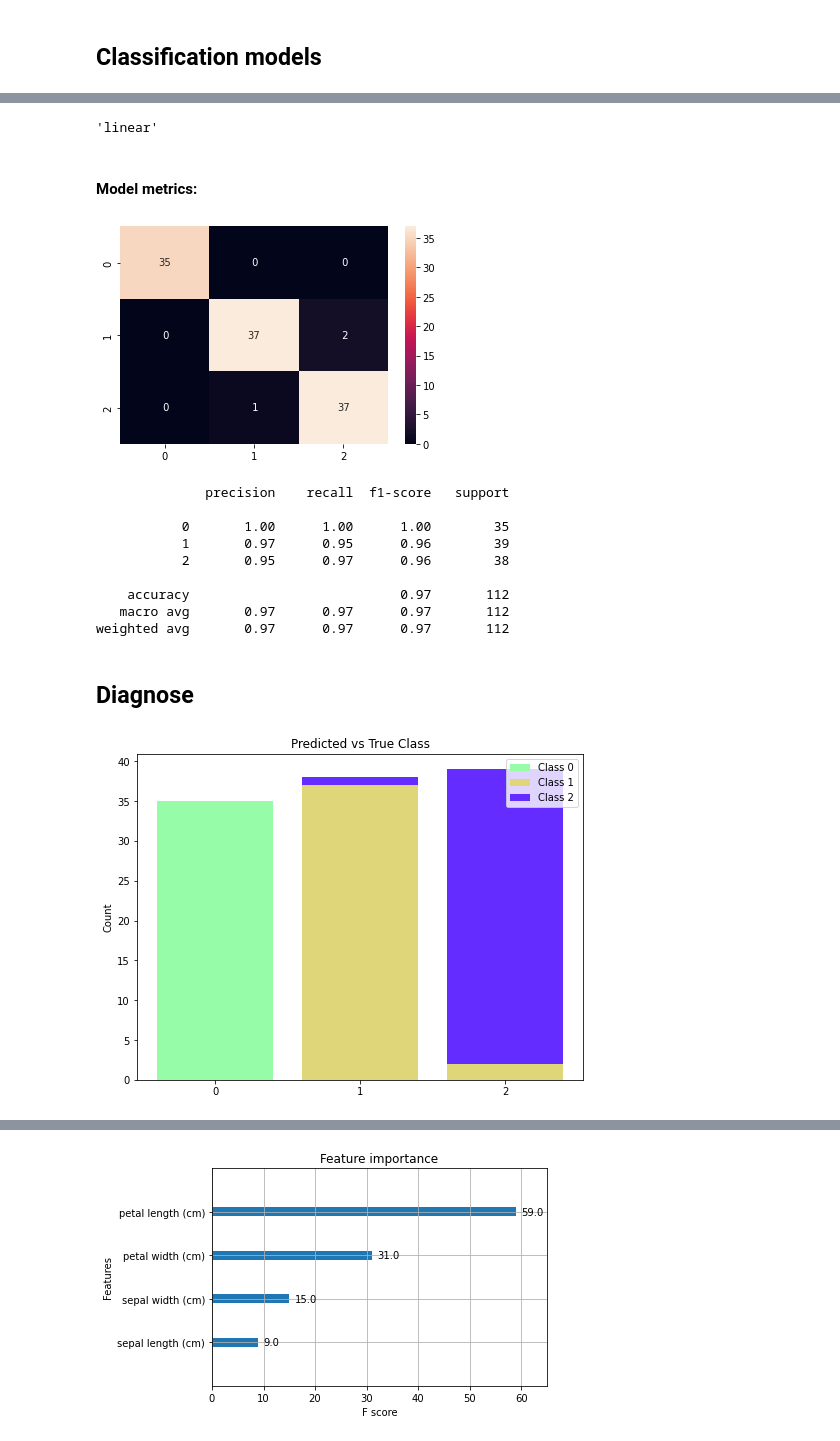
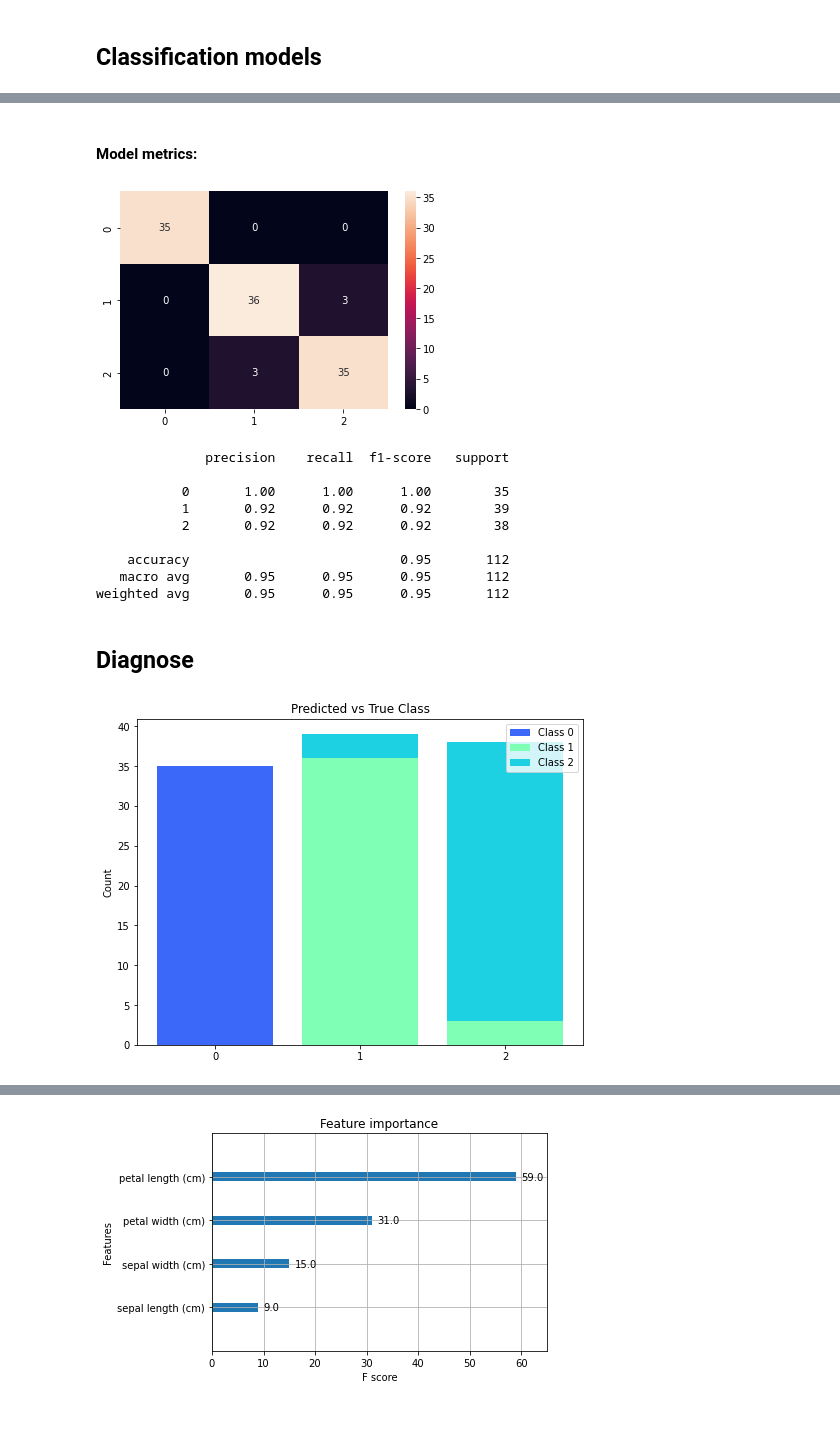
Before and after one commit to marcosalvalaggio/edamame, a Jupyter notebook: examples/classification/multilabel.ipynb, the cells around one changed output, grey strips where cells are left out. Saved outputs shown, nothing was run; the diff lists cells and outputs as text; code cells hidden in the pictures.

```diff
--- a/examples/classification/multilabel.ipynb
+++ b/examples/classification/multilabel.ipynb
@@ -125,30 +123,27 @@ KeyError: 'gaussian_nb'
 # %%
-svm_upload = eda.load_model(path='svm.pkl')
-svm_upload.kernel
+nb_upload = eda.load_model(path='gaussian_nb.pkl')
-# %% [output]
-'linear'
 # %%
-classifier_metrics(svm_upload, X=X_train_s, y=y_train)
+classifier_metrics(nb_upload, X=X_train_s, y=y_train, cm=True)
 # %% [output]
 #### Model metrics:
-[figure, old version]
+[figure, new version]
               precision    recall  f1-score   support
 
            0       1.00      1.00      1.00        35
-           1       0.97      0.95      0.96        39
-           2       0.95      0.97      0.96        38
+           1       0.92      0.92      0.92        39
+           2       0.92      0.92      0.92        38
 
-    accuracy                           0.97       112
-   macro avg       0.97      0.97      0.97       112
-weighted avg       0.97      0.97      0.97       112
+    accuracy                           0.95       112
+   macro avg       0.95      0.95      0.95       112
+weighted avg       0.95      0.95      0.95       112
 # %% [markdown]
 ## Diagnose
 # %%
 classifier_diagnose = ClassifierDiagnose(X_train=X_train_s, y_train=y_train, X_test=X_test_s, y_test=y_test)
 # %%
-classifier_diagnose.class_prediction_error(model=svm)
+classifier_diagnose.class_prediction_error(model=nb)
 # %% [output]
-[figure, old version]
+[figure, new version]
 # %%
 classifier_diagnose.random_forest_fi(model=rf)
 # %% [output]
```
Also changed, not shown: parts of 5 cells of this notebook, 24 other files.
